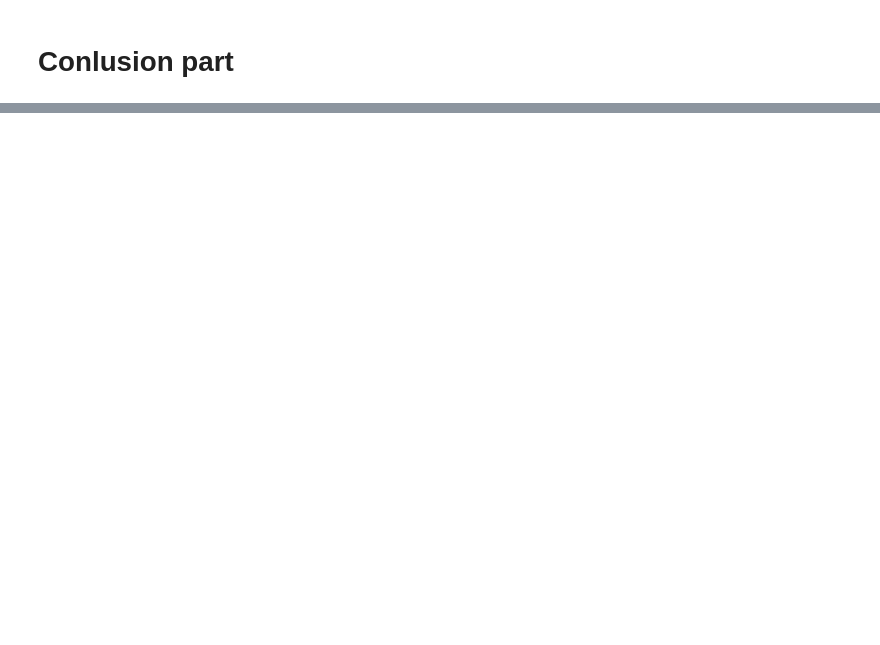
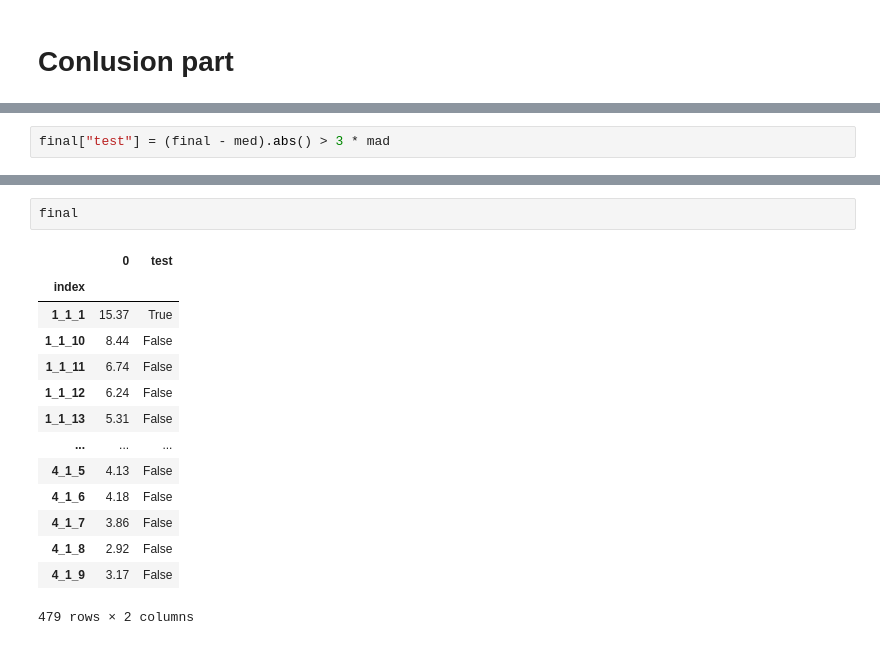
Before and after one commit to Rico-le-champion/anomaly_detection, a Jupyter notebook: notebooks/First analysis.ipynb, the cells around one changed output, grey strips where cells are left out. Cells and saved outputs as stored; diff of their text form; blank space fills up the shorter version.

```diff
--- a/notebooks/First analysis.ipynb
+++ b/notebooks/First analysis.ipynb
@@ -192,0 +225,2 @@ plotAnomalies1D(final.values, anomalies.values, threshold1, threshold2)
+# %%
+final["test"] = (final - med).abs() > 3 * mad
@@ -192,0 +231,17 @@ plotAnomalies1D(final.values, anomalies.values, threshold1, threshold2)
+# %%
+final
+# %% [output]
+|  | 0 | test |
+| index |  |  |
+| 1_1_1 | 15.37 | True |
+| 1_1_10 | 8.44 | False |
+| 1_1_11 | 6.74 | False |
+| 1_1_12 | 6.24 | False |
+| 1_1_13 | 5.31 | False |
+| ... | ... | ... |
+| 4_1_5 | 4.13 | False |
+| 4_1_6 | 4.18 | False |
+| 4_1_7 | 3.86 | False |
+| 4_1_8 | 2.92 | False |
+| 4_1_9 | 3.17 | False |
+479 rows × 2 columns
```
Also changed, not shown: parts of 28 cells of this notebook, 1 other file.
